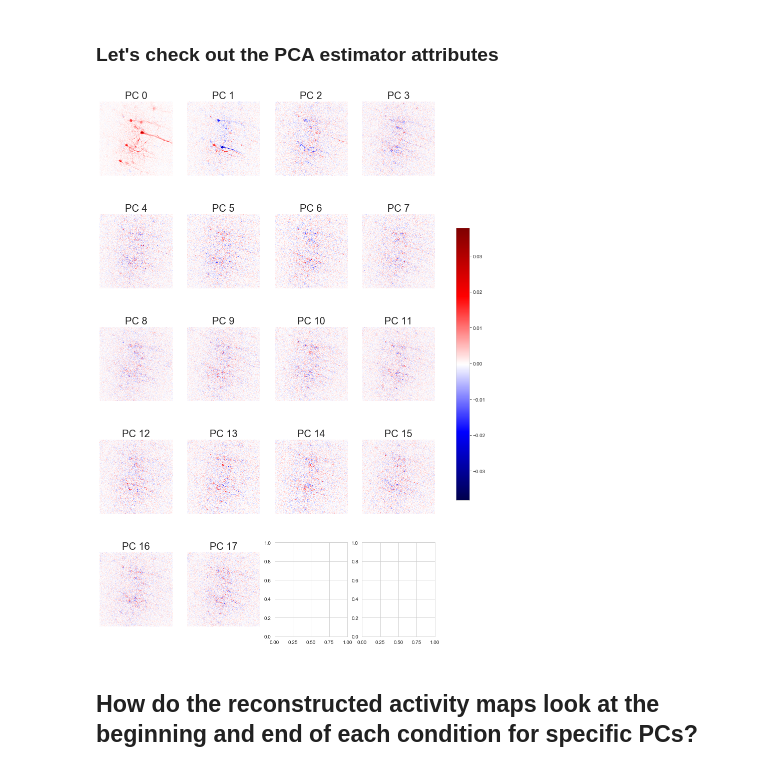
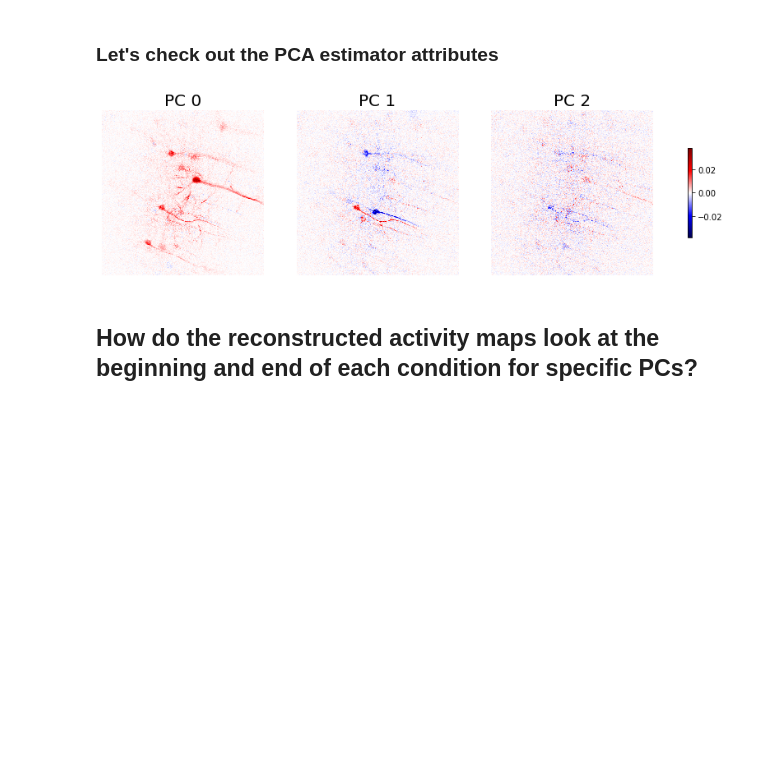
Before and after one commit to zhounapeuw/nape_tca_nn, a Jupyter notebook: tca.ipynb, the cells around one changed output. Cells and saved outputs as stored; diff of their text form; code cells hidden in the pictures; blank space fills up the shorter version.

Commit message:
edited plot_img_vectorized_component to accommodate single row figures

```diff
--- a/tca.ipynb
+++ b/tca.ipynb
@@ -361,7 +376,10 @@ def plot_img_vectorized_component(n_columns, data):
     fig, ax = plt.subplots(nrows=n_rows, ncols=n_columns, figsize = (15, n_rows*4))
     for iComp in range(num_comps):
 
-        subplot_index = np.unravel_index(iComp, (n_rows, n_columns)) # turn int index to a tuple of array coordinates
+        if n_rows == 1:
+            subplot_index = iComp
+        else:
+            subplot_index = np.unravel_index(iComp, (n_rows, n_columns)) # turn int index to a tuple of array coordinates
 
         title = f"PC {iComp}"
         pc_pixel_weights = data[iComp,:].reshape(data_dims[0],data_dims[1])
@@ -372,13 +390,13 @@ def plot_img_vectorized_component(n_columns, data):
 # %%
 # For each PC, plot the eigenvectors: weights/contribution of each pixel
 
 # makes plot non-interactable
 %matplotlib inline
 
-n_columns = 4
-plot_img_vectorized_component(n_columns, pca_xr_wrapper.estimator_.components_)
+n_columns = 3
+plot_img_vectorized_component(n_columns, pca_xr_wrapper.estimator_.components_[:3])
 # %% [output]
-[figure, old version]
+[figure, new version]
 # %% [markdown]
 ## How do the reconstructed activity maps look at the beginning and end of each condition for specific PCs?
 # %%
```
Also changed, not shown: parts of 4 cells of this notebook.
